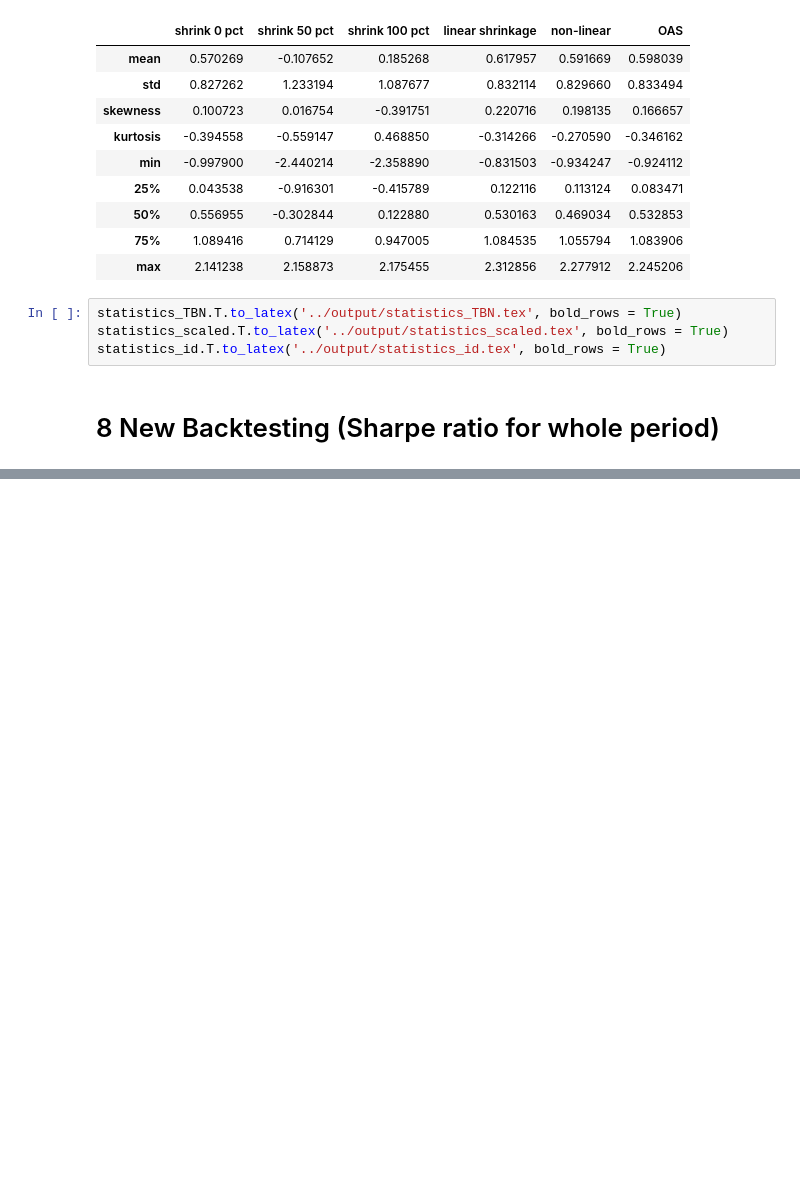
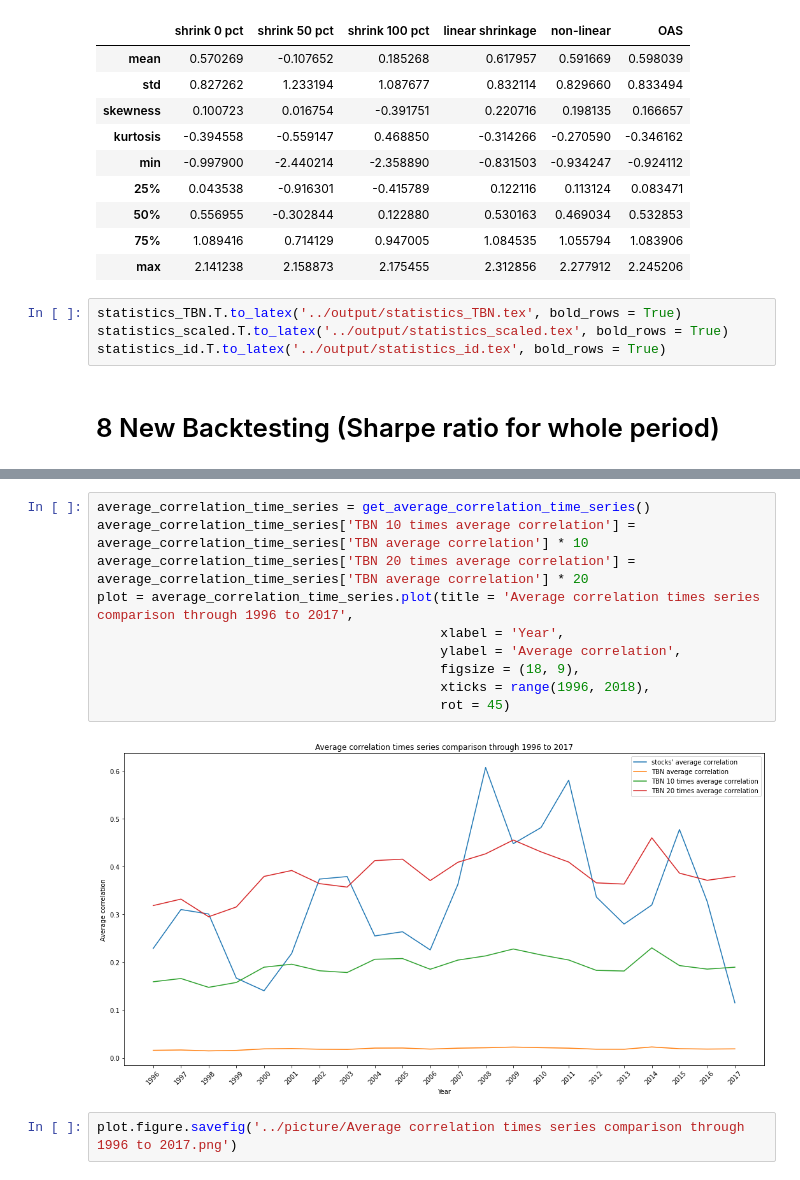
Before and after one commit to ChengLuFred/Portfolio-Selection-via-TBN, a Jupyter notebook: codes/experiment.ipynb, the cells around one changed output, grey strips where cells are left out. Drawn from its saved outputs; the diff is of its cells as text; blank space fills up the shorter version.

Commit message:
modify news ipyb about fig; add avg cor ts plot

```diff
--- a/codes/experiment.ipynb
+++ b/codes/experiment.ipynb
@@ -1108,0 +1185,14 @@ performance_matrix.T.to_latex('../output/sharpe_ratio_of_3_targets_6_methods.tex
+# %%
+average_correlation_time_series = get_average_correlation_time_series()
+average_correlation_time_series['TBN 10 times average correlation'] = average_correlation_time_series['TBN average correlation'] * 10
+average_correlation_time_series['TBN 20 times average correlation'] = average_correlation_time_series['TBN average correlation'] * 20
+plot = average_correlation_time_series.plot(title = 'Average correlation times series comparison through 1996 to 2017',
+                                            xlabel = 'Year',
+                                            ylabel = 'Average correlation',
+                                            figsize = (18, 9),
+                                            xticks = range(1996, 2018),
+                                            rot = 45)
+# %% [output]
+[figure, added]
+# %%
+plot.figure.savefig('../picture/Average correlation times series comparison through 1996 to 2017.png')
```
Also changed, not shown: parts of 10 cells of this notebook, 2 other files.
